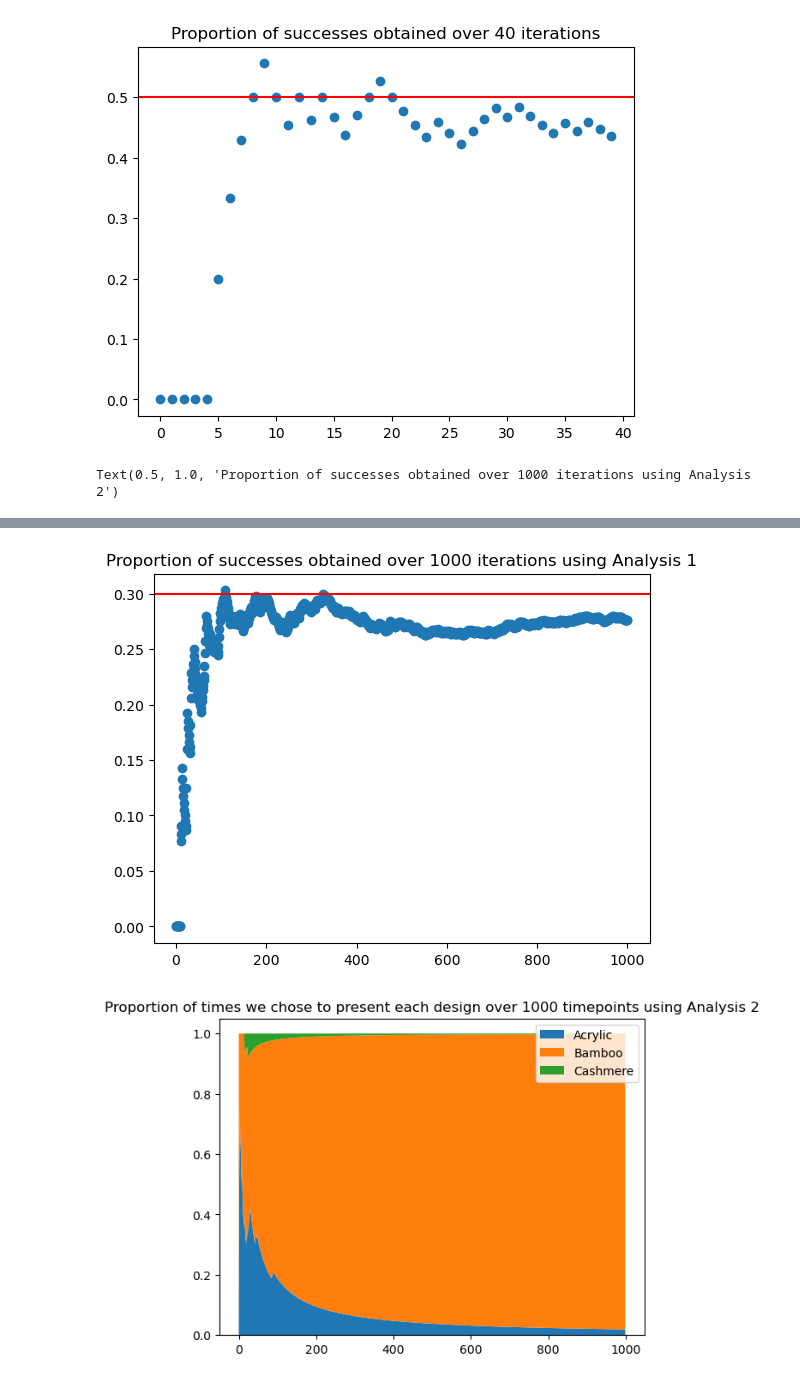
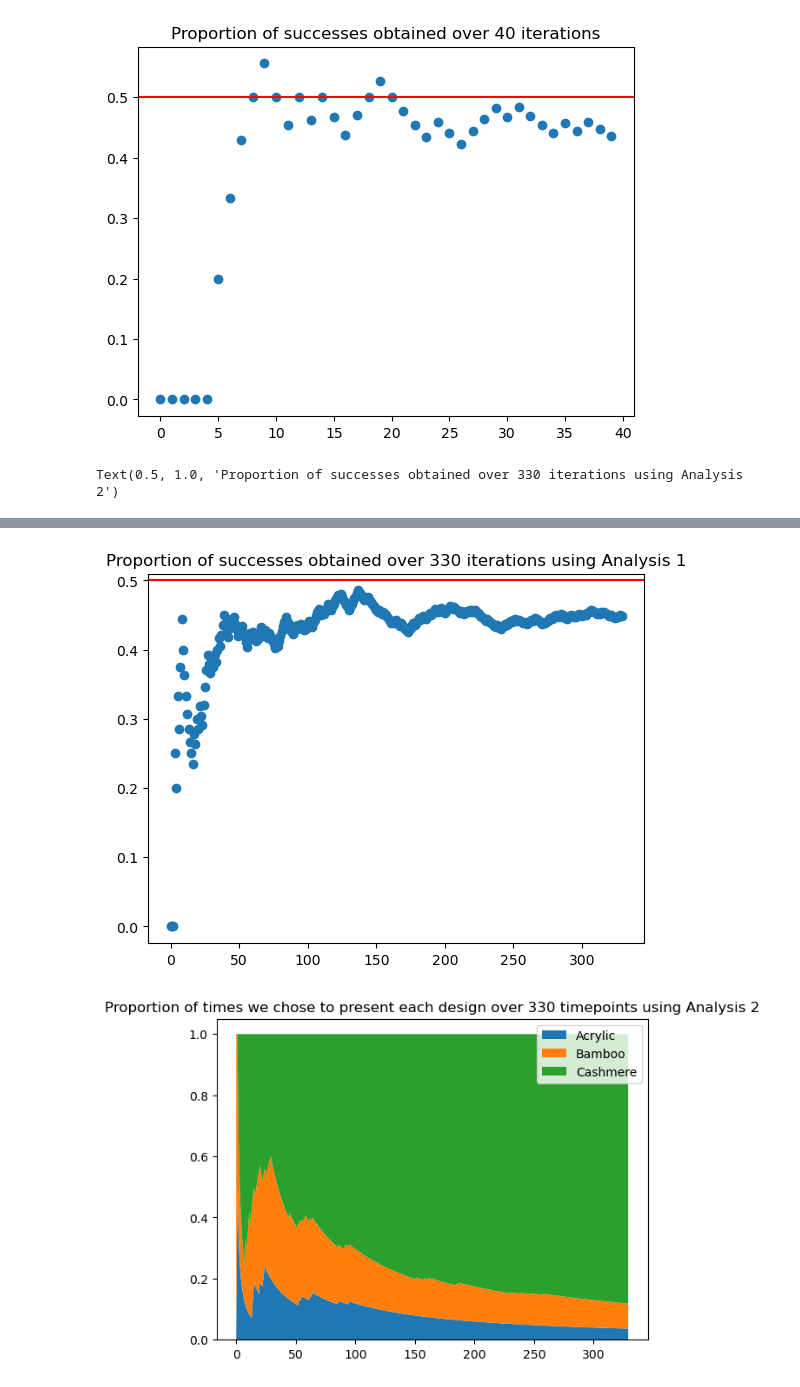
Before and after one commit to mding010705/STA365, a Jupyter notebook: HW2.ipynb, the cells around one changed output, grey strips where cells are left out. Drawn from its saved outputs; the diff is of its cells as text; code cells hidden in the pictures.

```diff
--- a/HW2.ipynb
+++ b/HW2.ipynb
@@ -98,8 +98,8 @@ Text(0.5, 1.0, 'Proportion of successes obtained over 40 iterations')
 # Q3
 import numpy as np; from scipy import stats; import matplotlib.pyplot as plt
 
-thetas = np.array([0.2, 0.3, 0.15])
-m = 1000
+thetas = np.array([0.29, 0.3, 0.5])
+m = 330
 # coin flips
 np.random.seed(365)
 obs_1 = stats.bernoulli(thetas[0]).rvs(m)
@@ -108,13 +108,13 @@ obs_3 = stats.bernoulli(thetas[2]).rvs(m)
 # analysis 1:
 # prior assumption is thetas are sampled from uniform distr
 # initial posteriors (which is actually the prior)
-posterior_1 = stats.beta(1, 1)
-posterior_2 = stats.beta(1, 1)
-posterior_3 = stats.beta(1, 1)
+posterior_1 = stats.beta(1, 3)
+posterior_2 = stats.beta(2, 2)
+posterior_3 = stats.beta(1, 3)
 x1s = np.array([(0, 0, 0)]*m)
 n1s = np.array([(0, 0, 0)]*m)
 # analysis 2:
-alphas = np.array([1, 1, 1])
+alphas = np.array([1, 2, 1])
 posterior_dir = stats.dirichlet(alphas)
 x2s = np.array([(0, 0, 0)]*m)
 n2s = np.array([(0, 0, 0)]*m)
@@ -168,18 +168,18 @@ times_sampled2 = n2s/successive_triples
 regret1 = np.array([sum(i) for i in x1s])/range(1, m+1)
 regret2 = np.array([sum(i) for i in x2s])/range(1, m+1)
 plt.figure()
-plt.title("Proportion of times we chose to present each design over 1000 timepoints using Analysis 1")
+plt.title("Proportion of times we chose to present each design over "+str(m)+" timepoints using Analysis 1")
 plt.stackplot(range(m), [i[0] for i in times_sampled1], [i[1] for i in times_sampled1],
               [i[2] for i in times_sampled1], labels=['Acrylic','Bamboo','Cashmere'])
 plt.legend(loc='upper right')
 
 plt.figure()
 plt.scatter(range(m), regret1)
-plt.axhline(y=0.3, color='r', linestyle='-')
-plt.title("Proportion of successes obtained over 1000 iterations using Analysis 1")
+plt.axhline(y=max(thetas), color='r', linestyle='-')
+plt.title("Proportion of successes obtained over "+str(m)+" iterations using Analysis 1")
 
 plt.figure()
-plt.title("Proportion of times we chose to present each design over 1000 timepoints using Analysis 2")
+plt.title("Proportion of times we chose to present each design over " + str(m) +" timepoints using Analysis 2")
 plt.stackplot(range(m), [i[0] for i in times_sampled2], [i[1] for i in times_sampled2],
               [i[2] for i in times_sampled2], labels=['Acrylic','Bamboo','Cashmere'])
 plt.legend(loc='upper right')
@@ -187,7 +187,7 @@ plt.legend(loc='upper right')
 
 plt.figure()
 plt.scatter(range(m), regret2)
-plt.axhline(y=0.3, color='r', linestyle='-')
-plt.title("Proportion of successes obtained over 1000 iterations using Analysis 2")
+plt.axhline(y=max(thetas), color='r', linestyle='-')
+plt.title(("Proportion of successes obtained over "+str(m)+ " iterations using Analysis 2"))
 # %% [output]
-Text(0.5, 1.0, 'Proportion of successes obtained over 1000 iterations using Analysis 2')
+Text(0.5, 1.0, 'Proportion of successes obtained over 330 iterations using Analysis 2')
@@ -195,2 +195,2 @@ Text(0.5, 1.0, 'Proportion of successes obtained over 1000 iterations using Anal
-[figure, old version]
+[figure, new version]
-[figure, old version]
+[figure, new version]
```
Also changed, not shown: parts of 2 cells of this notebook.
